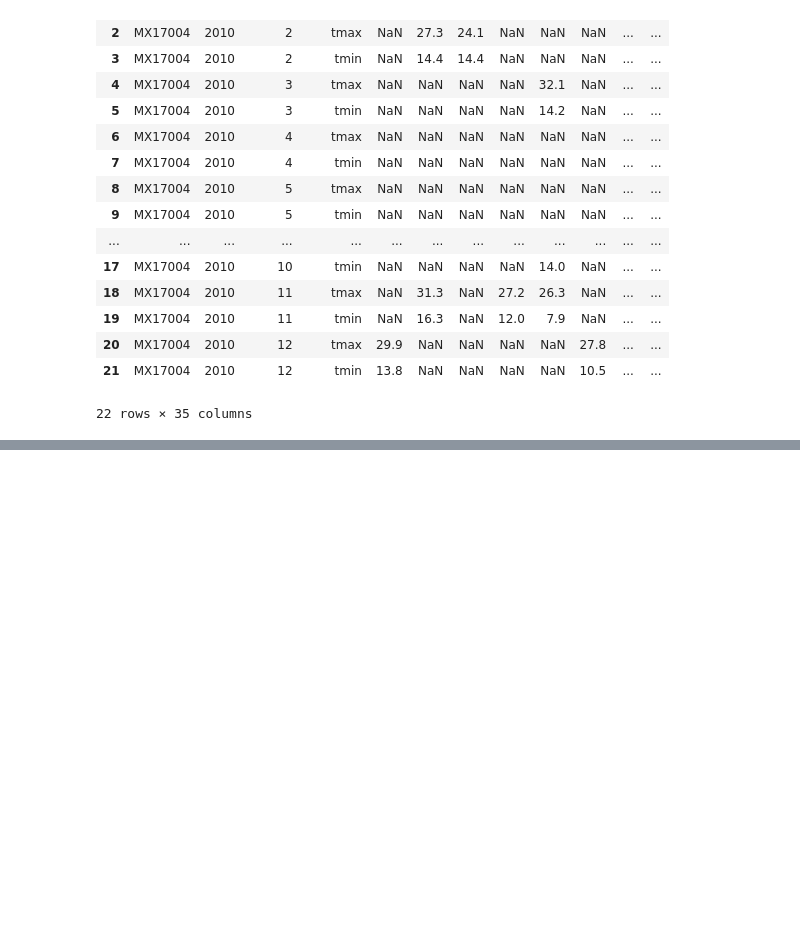
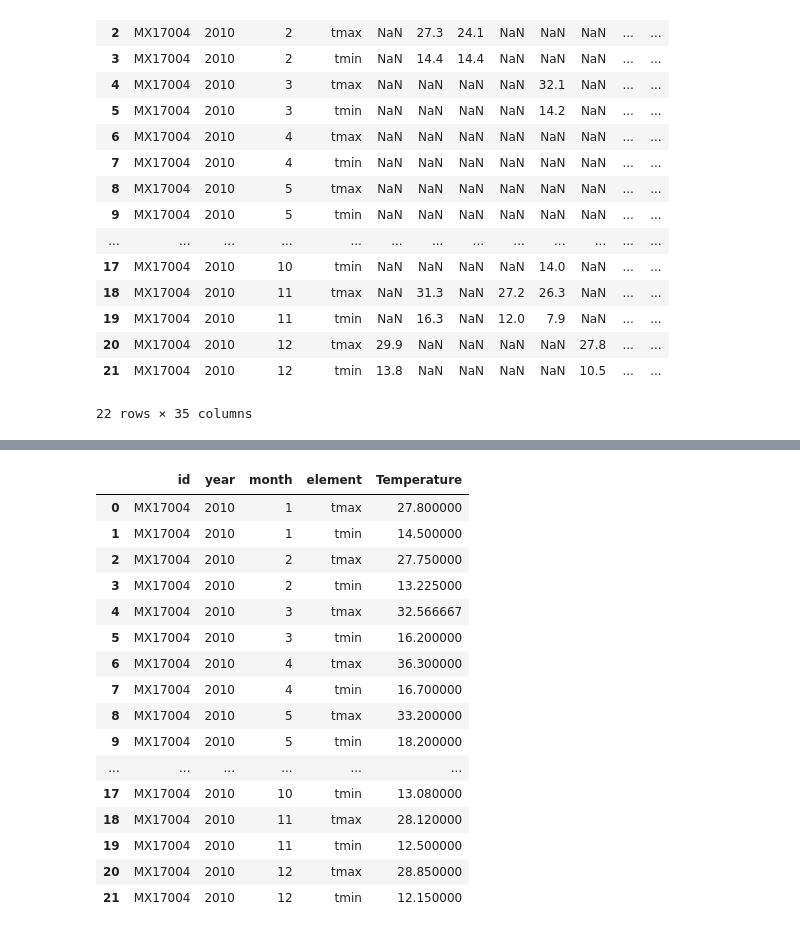
Before and after one commit to ta-data-lis/lab-data-cleaning, a Jupyter notebook: your-code/weather.ipynb, the cells around one changed output, grey strips where cells are left out. Drawn from its saved outputs; the diff is of its cells as text; code cells hidden in the pictures; blank space fills up the shorter version.

```diff
--- a/your-code/weather.ipynb
+++ b/your-code/weather.ipynb
@@ -33,0 +56,28 @@ weather_df
+# %%
+weather_df['Temperature']= weather.apply("mean", axis=1)
+# %%
+weather_df.drop(["d1","d2","d3","d4","d5","d6","d7"], axis=1, inplace=True)
+# %%
+weather_df.drop(["d8","d9","d10","d11","d12","d13","d14","d15","d16","d17","d18","d19","d20"], axis=1, inplace=True)
+# %%
+weather_df.drop(["d21","d22","d23","d24","d25","d26","d27","d28","d29","d30","d31"], axis=1, inplace=True)
+# %%
+weather_df
+# %% [output]
+|  | id | year | month | element | Temperature |
+| 0 | MX17004 | 2010 | 1 | tmax | 27.800000 |
+| 1 | MX17004 | 2010 | 1 | tmin | 14.500000 |
+| 2 | MX17004 | 2010 | 2 | tmax | 27.750000 |
+| 3 | MX17004 | 2010 | 2 | tmin | 13.225000 |
+| 4 | MX17004 | 2010 | 3 | tmax | 32.566667 |
+| 5 | MX17004 | 2010 | 3 | tmin | 16.200000 |
+| 6 | MX17004 | 2010 | 4 | tmax | 36.300000 |
+| 7 | MX17004 | 2010 | 4 | tmin | 16.700000 |
+| 8 | MX17004 | 2010 | 5 | tmax | 33.200000 |
+| 9 | MX17004 | 2010 | 5 | tmin | 18.200000 |
+| ... | ... | ... | ... | ... | ... |
+| 17 | MX17004 | 2010 | 10 | tmin | 13.080000 |
+| 18 | MX17004 | 2010 | 11 | tmax | 28.120000 |
+| 19 | MX17004 | 2010 | 11 | tmin | 12.500000 |
+| 20 | MX17004 | 2010 | 12 | tmax | 28.850000 |
+| 21 | MX17004 | 2010 | 12 | tmin | 12.150000 |
```
Also changed, not shown: parts of 3 cells of this notebook, 1 other file.
